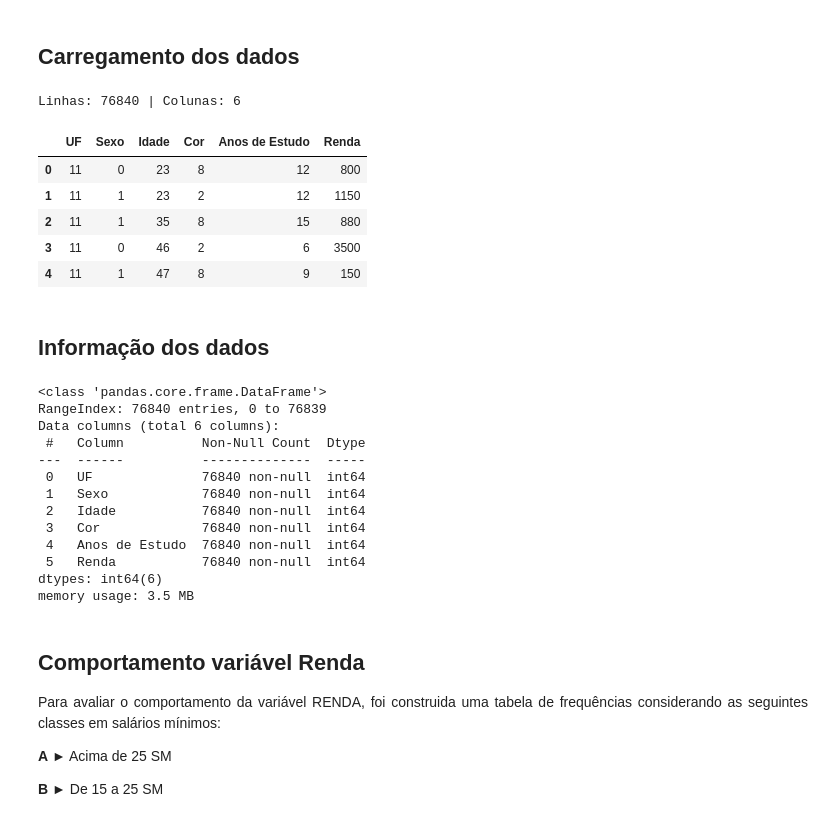
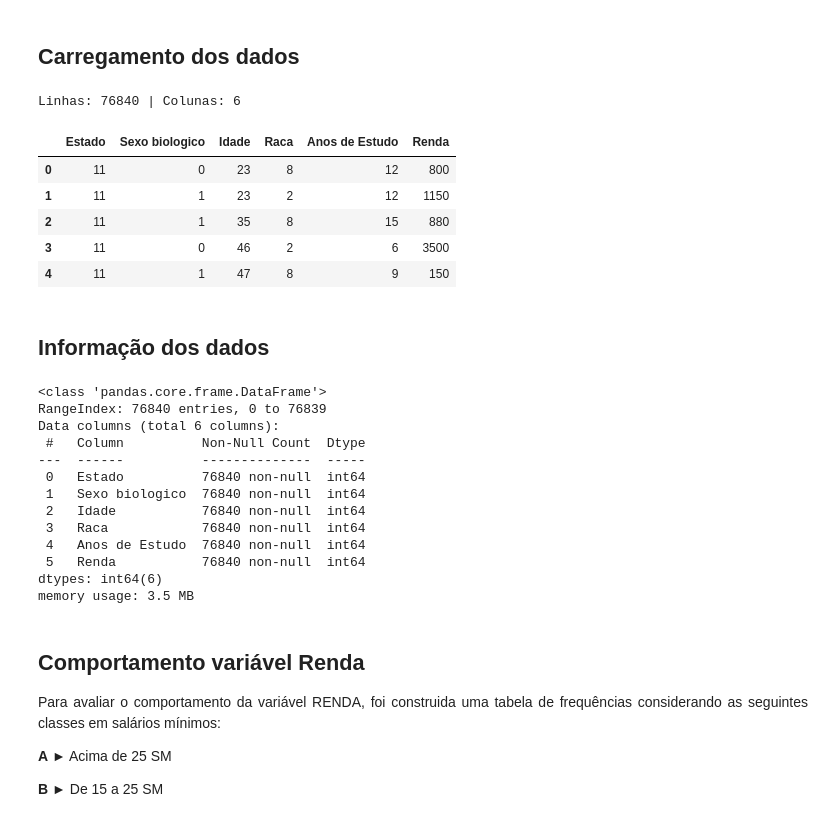
Before and after one commit to LilianeAquino/projeto_aplicado_estatistica, a Jupyter notebook: Análise_Descritiva.ipynb, the cells around one changed output. Saved outputs shown, nothing was run; the diff lists cells and outputs as text; code cells hidden in the pictures.

```diff
--- a/Análise_Descritiva.ipynb
+++ b/Análise_Descritiva.ipynb
@@ -130,10 +125,10 @@ np.set_printoptions(suppress=True, precision=3)
 # %%
-df = pd.read_csv('dataset/dados.csv')
+df = pd.read_csv('dataset/dados.csv', header=0, names=['Estado', 'Sexo biologico', 'Idade', 'Raca', 'Anos de Estudo', 'Renda'])
 print(f'Linhas: {df.shape[0]} | Colunas: {df.shape[1]}')
 df.head(5)
 # %% [output]
 Linhas: 76840 | Colunas: 6
-|  | UF | Sexo | Idade | Cor | Anos de Estudo | Renda |
+|  | Estado | Sexo biologico | Idade | Raca | Anos de Estudo | Renda |
 | 0 | 11 | 0 | 23 | 8 | 12 | 800 |
 | 1 | 11 | 1 | 23 | 2 | 12 | 1150 |
 | 2 | 11 | 1 | 35 | 8 | 15 | 880 |
@@ -149,10 +144,10 @@ RangeIndex: 76840 entries, 0 to 76839
 Data columns (total 6 columns):
  #   Column          Non-Null Count  Dtype
 ---  ------          --------------  -----
- 0   UF              76840 non-null  int64
- 1   Sexo            76840 non-null  int64
+ 0   Estado          76840 non-null  int64
+ 1   Sexo biologico  76840 non-null  int64
  2   Idade           76840 non-null  int64
- 3   Cor             76840 non-null  int64
+ 3   Raca            76840 non-null  int64
  4   Anos de Estudo  76840 non-null  int64
  5   Renda           76840 non-null  int64
 dtypes: int64(6)
```
Also changed, not shown: parts of 8 cells of this notebook, 2 other files.
